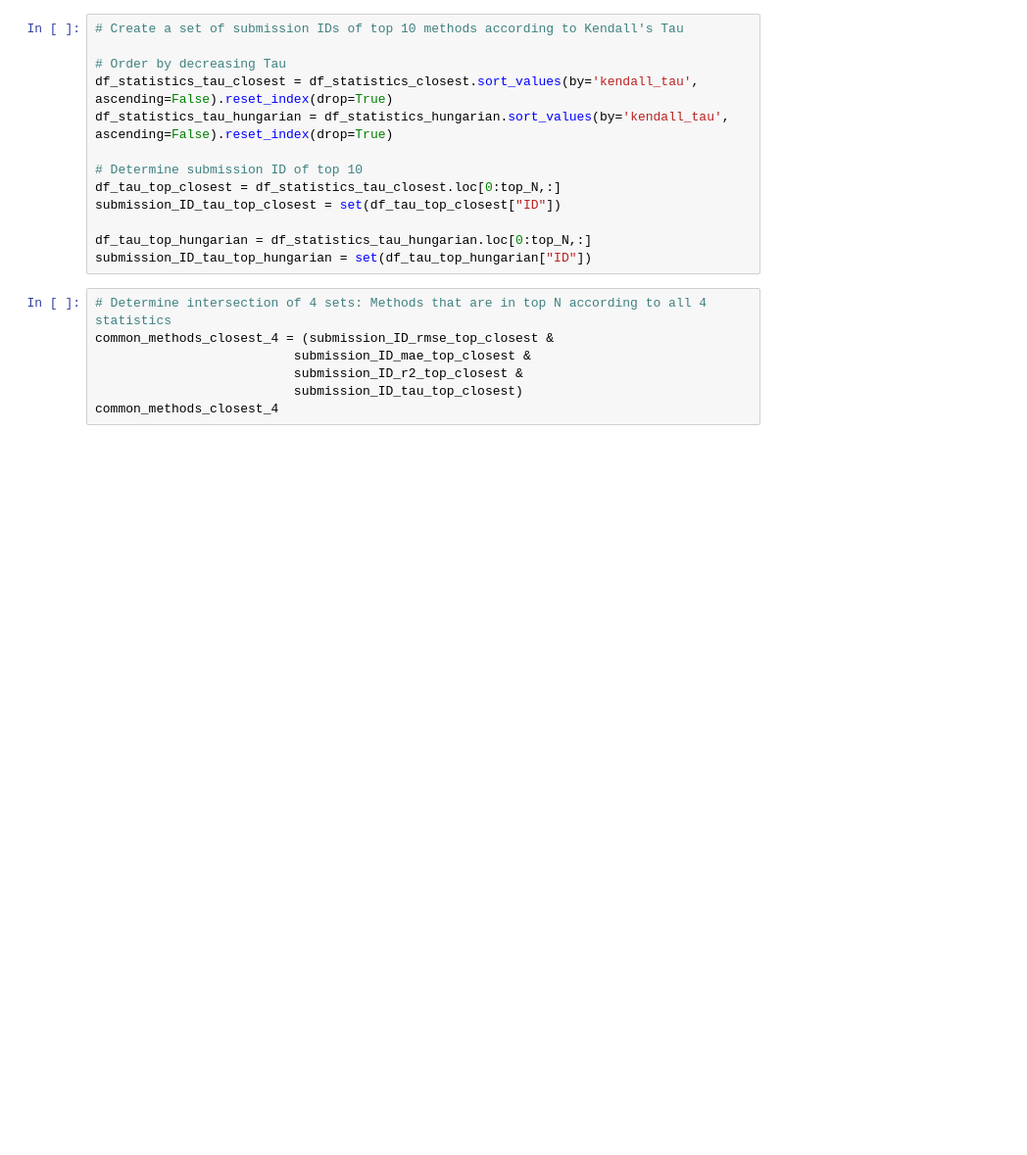
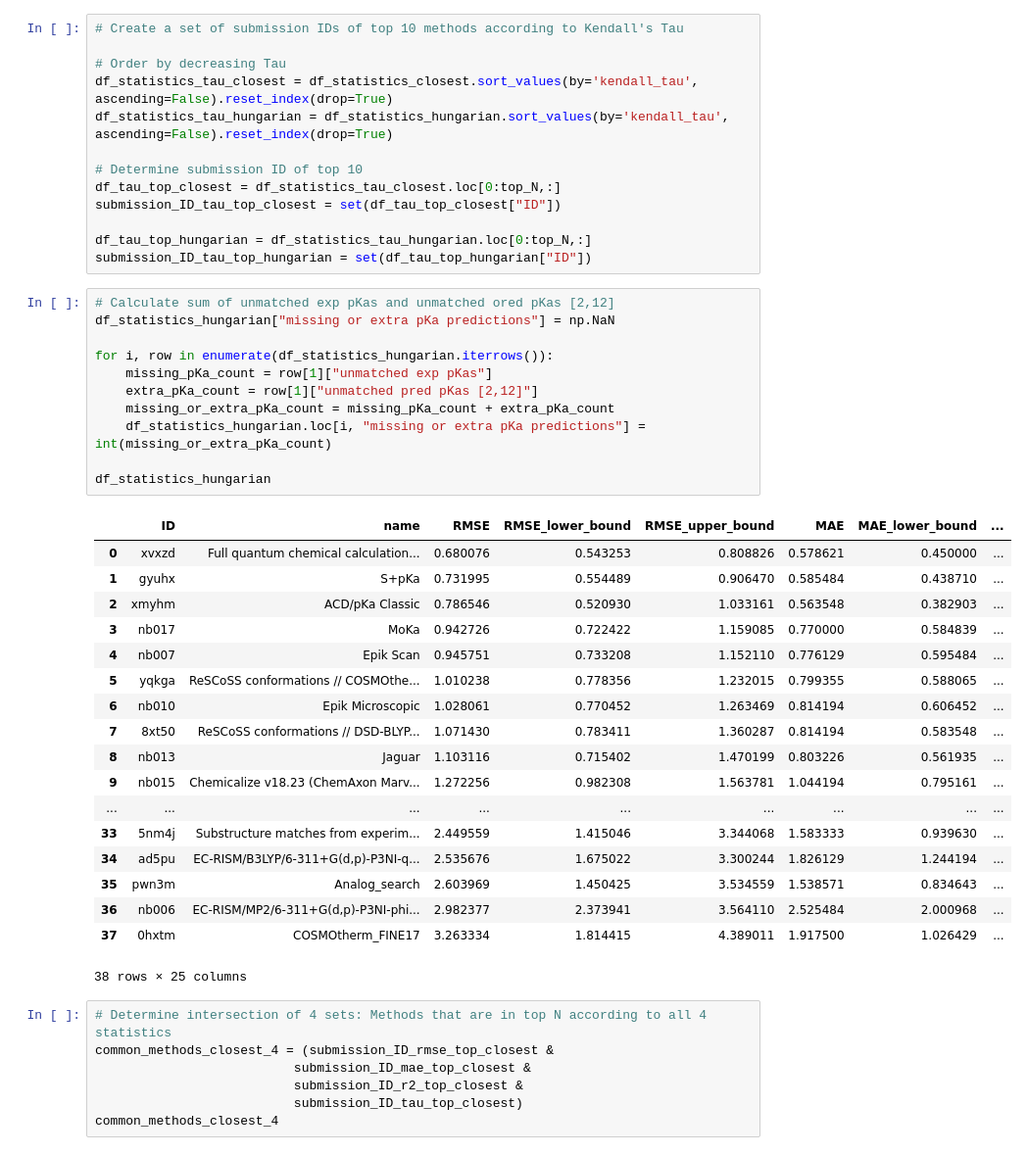
Before and after one commit to choderalab/sampl6-pKa-challenge-manuscript, a Jupyter notebook: tables/typeIII-top-performing-methods-table/find_consistently_top_performing_methods.ipynb, the cells around one changed output. Shown at 98% size. Drawn from its saved outputs; the diff is of its cells as text; blank space fills up the shorter version.

```diff
--- a/tables/typeIII-top-performing-methods-table/find_consistently_top_performing_methods.ipynb
+++ b/tables/typeIII-top-performing-methods-table/find_consistently_top_performing_methods.ipynb
@@ -59,6 +59,36 @@ submission_ID_tau_top_closest = set(df_tau_top_closest["ID"])
 
 df_tau_top_hungarian = df_statistics_tau_hungarian.loc[0:top_N,:]
 submission_ID_tau_top_hungarian = set(df_tau_top_hungarian["ID"])
+# %%
+# Calculate sum of unmatched exp pKas and unmatched ored pKas [2,12]
+df_statistics_hungarian["missing or extra pKa predictions"] = np.NaN
+
+for i, row in enumerate(df_statistics_hungarian.iterrows()):
+    missing_pKa_count = row[1]["unmatched exp pKas"]
+    extra_pKa_count = row[1]["unmatched pred pKas [2,12]"]
+    missing_or_extra_pKa_count = missing_pKa_count + extra_pKa_count
+    df_statistics_hungarian.loc[i, "missing or extra pKa predictions"] = int(missing_or_extra_pKa_count)
+
+df_statistics_hungarian
+# %% [output]
+|  | ID | name | RMSE | RMSE_lower_bound | RMSE_upper_bound | MAE | MAE_lower_bound | ... |
+| 0 | xvxzd | Full quantum chemical calculation... | 0.680076 | 0.543253 | 0.808826 | 0.578621 | 0.450000 | ... |
+| 1 | gyuhx | S+pKa | 0.731995 | 0.554489 | 0.906470 | 0.585484 | 0.438710 | ... |
+| 2 | xmyhm | ACD/pKa Classic | 0.786546 | 0.520930 | 1.033161 | 0.563548 | 0.382903 | ... |
+| 3 | nb017 | MoKa | 0.942726 | 0.722422 | 1.159085 | 0.770000 | 0.584839 | ... |
+| 4 | nb007 | Epik Scan | 0.945751 | 0.733208 | 1.152110 | 0.776129 | 0.595484 | ... |
+| 5 | yqkga | ReSCoSS conformations // COSMOthe... | 1.010238 | 0.778356 | 1.232015 | 0.799355 | 0.588065 | ... |
+| 6 | nb010 | Epik Microscopic | 1.028061 | 0.770452 | 1.263469 | 0.814194 | 0.606452 | ... |
+| 7 | 8xt50 | ReSCoSS conformations // DSD-BLYP... | 1.071430 | 0.783411 | 1.360287 | 0.814194 | 0.583548 | ... |
+| 8 | nb013 | Jaguar | 1.103116 | 0.715402 | 1.470199 | 0.803226 | 0.561935 | ... |
+| 9 | nb015 | Chemicalize v18.23 (ChemAxon Marv... | 1.272256 | 0.982308 | 1.563781 | 1.044194 | 0.795161 | ... |
+| ... | ... | ... | ... | ... | ... | ... | ... | ... |
+| 33 | 5nm4j | Substructure matches from experim... | 2.449559 | 1.415046 | 3.344068 | 1.583333 | 0.939630 | ... |
+| 34 | ad5pu | EC-RISM/B3LYP/6-311+G(d,p)-P3NI-q... | 2.535676 | 1.675022 | 3.300244 | 1.826129 | 1.244194 | ... |
+| 35 | pwn3m | Analog_search | 2.603969 | 1.450425 | 3.534559 | 1.538571 | 0.834643 | ... |
+| 36 | nb006 | EC-RISM/MP2/6-311+G(d,p)-P3NI-phi... | 2.982377 | 2.373941 | 3.564110 | 2.525484 | 2.000968 | ... |
+| 37 | 0hxtm | COSMOtherm_FINE17 | 3.263334 | 1.814415 | 4.389011 | 1.917500 | 1.026429 | ... |
+38 rows × 25 columns
 # %%
 # Determine intersection of 4 sets: Methods that are in top N according to all 4 statistics
 common_methods_closest_4 = (submission_ID_rmse_top_closest &
```
Also changed, not shown: parts of 12 cells of this notebook, 8 other files.
